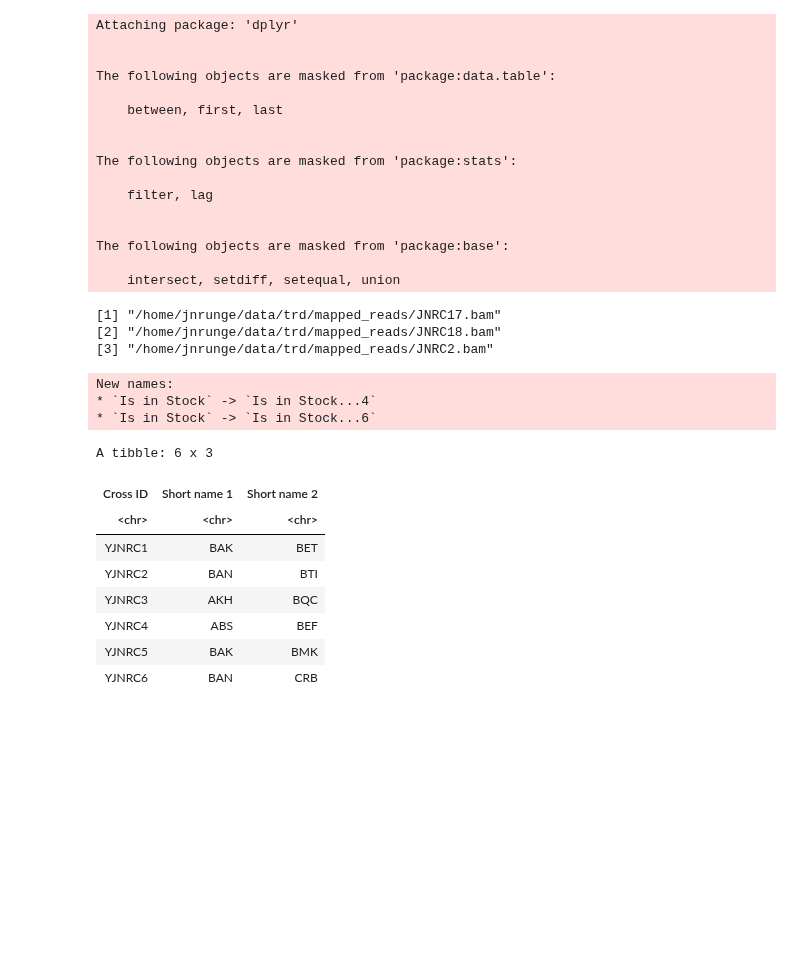
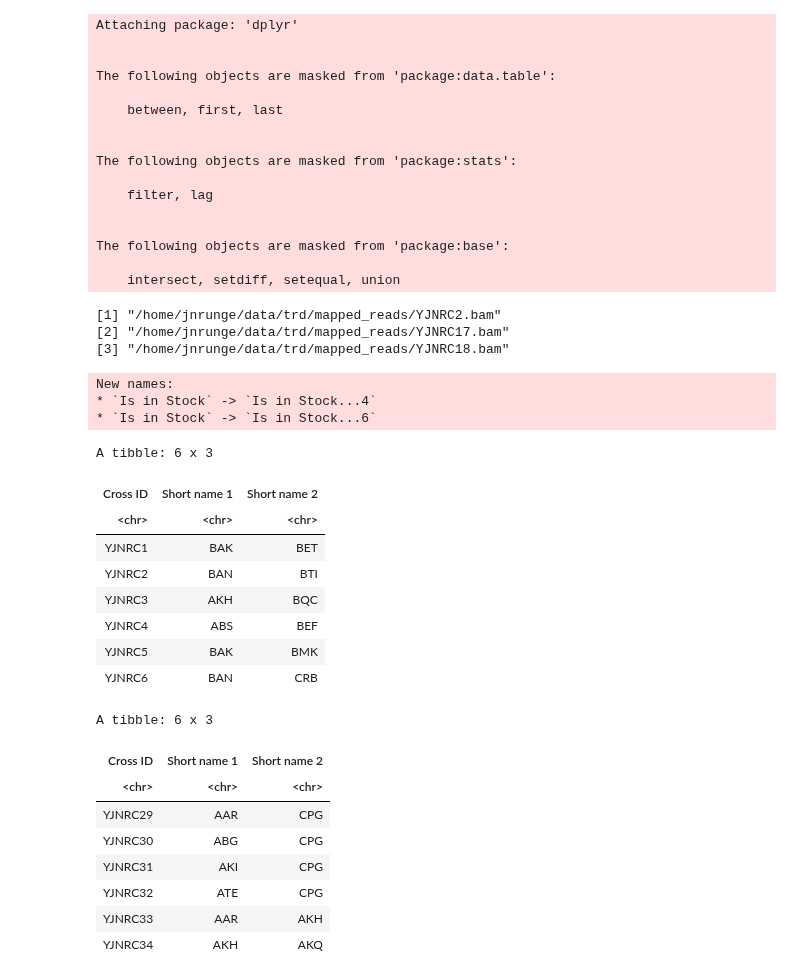
Before and after one commit to jnrunge/TRD, a Jupyter notebook: 01_Mapping/02_CallVariants.ipynb, the cells around one changed output. Saved outputs shown, nothing was run; the diff lists cells and outputs as text; code cells hidden in the pictures; blank space fills up the shorter version.

```diff
--- a/01_Mapping/02_CallVariants.ipynb
+++ b/01_Mapping/02_CallVariants.ipynb
@@ -26,23 +26,34 @@ reference="/home/jnrunge/data/trd/FYref.tfa"
 # %%
 bam_files=list.files(path="~/data/trd/mapped_reads",pattern="JNRC[0-9]*.bam$",full.names = TRUE)
+bam_files=naturalsort(bam_files)
 bam_files
 # %% [output]
-[1] "/home/jnrunge/data/trd/mapped_reads/JNRC17.bam"
-[2] "/home/jnrunge/data/trd/mapped_reads/JNRC18.bam"
-[3] "/home/jnrunge/data/trd/mapped_reads/JNRC2.bam"
+[1] "/home/jnrunge/data/trd/mapped_reads/YJNRC2.bam"
+[2] "/home/jnrunge/data/trd/mapped_reads/YJNRC17.bam"
+[3] "/home/jnrunge/data/trd/mapped_reads/YJNRC18.bam"
 # %%
 Crosses=readxl::read_xlsx("~/data/trd/Crosses.xlsx", sheet=2)
 head(Crosses<-Crosses[,c("Cross ID","Short name 1","Short name 2")])
+tail(Crosses)
 # %% [output]
 New names:
 * `Is in Stock` -> `Is in Stock...4`
 * `Is in Stock` -> `Is in Stock...6`
 A tibble: 6 x 3
 | Cross ID | Short name 1 | Short name 2 |
 | <chr> | <chr> | <chr> |
 | YJNRC1 | BAK | BET |
 | YJNRC2 | BAN | BTI |
 | YJNRC3 | AKH | BQC |
 | YJNRC4 | ABS | BEF |
 | YJNRC5 | BAK | BMK |
 | YJNRC6 | BAN | CRB |
+A tibble: 6 x 3
+| Cross ID | Short name 1 | Short name 2 |
+| <chr> | <chr> | <chr> |
+| YJNRC29 | AAR | CPG |
+| YJNRC30 | ABG | CPG |
+| YJNRC31 | AKI | CPG |
+| YJNRC32 | ATE | CPG |
+| YJNRC33 | AAR | AKH |
+| YJNRC34 | AKH | AKQ |
```
Also changed, not shown: parts of 6 cells of this notebook, 4 other files.
